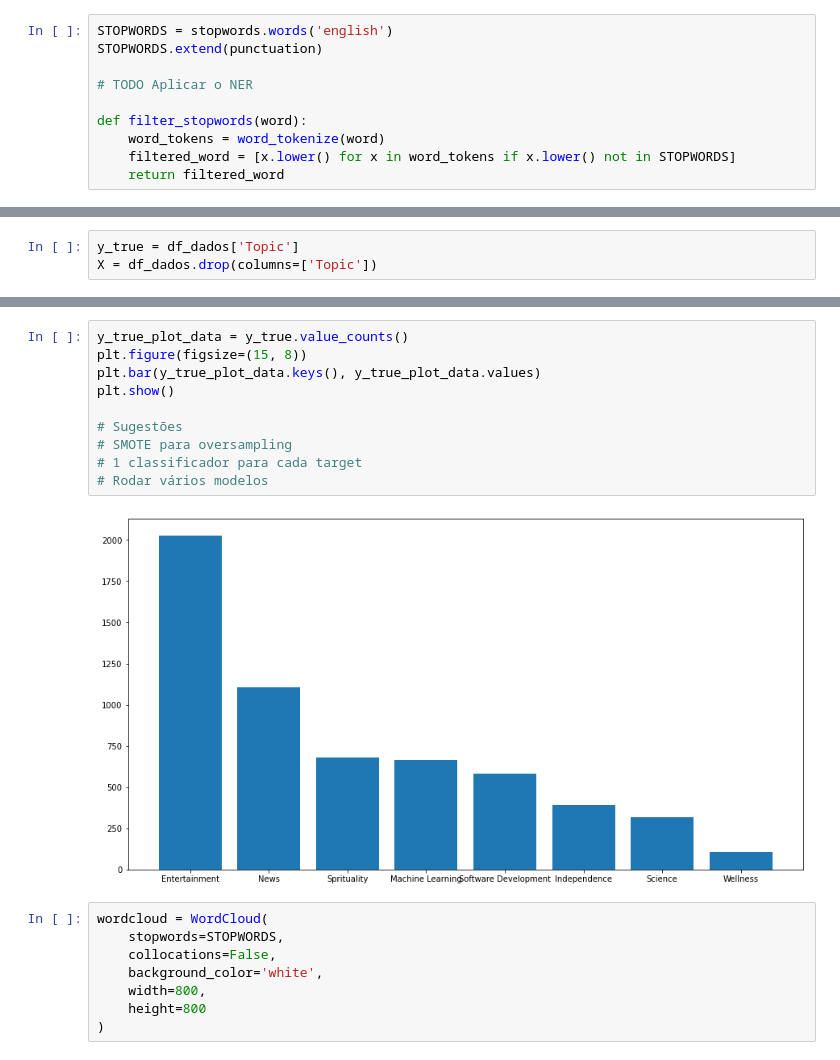
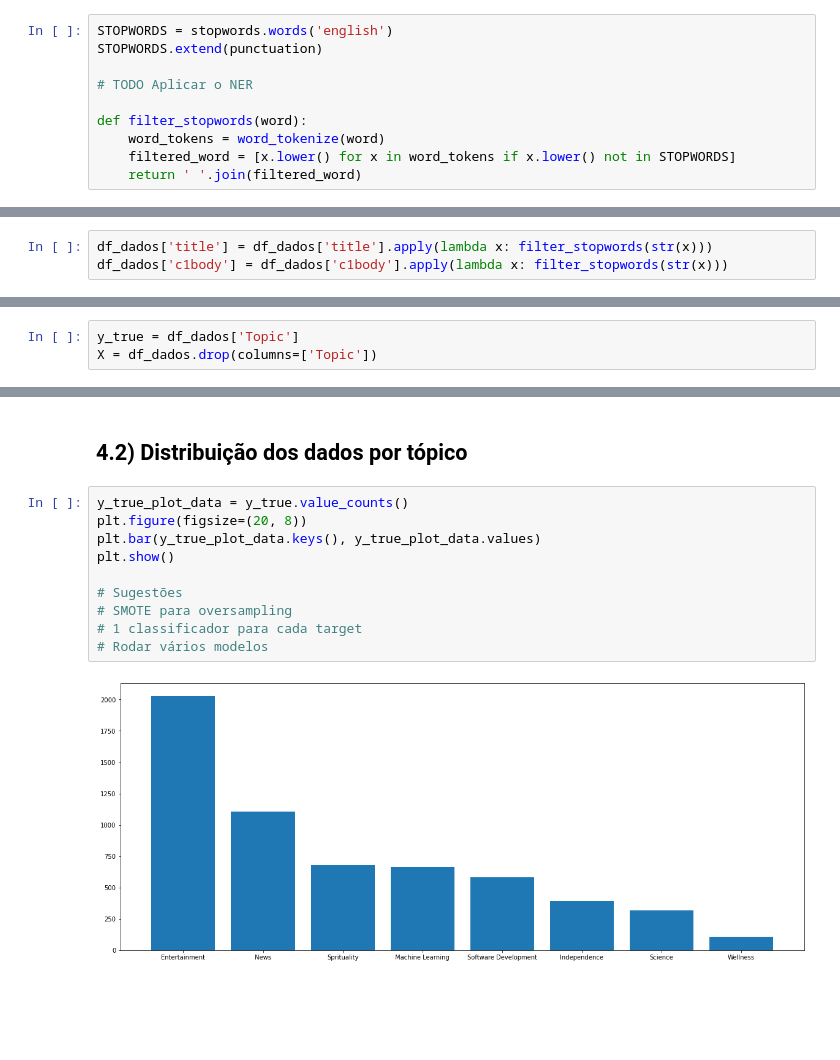
Before and after one commit to PauloUbirajara/News-Classifier, a Jupyter notebook: main.ipynb, the cells around one changed output, grey strips where cells are left out. Saved outputs shown, nothing was run; the diff lists cells and outputs as text; blank space fills up the shorter version.

```diff
--- a/main.ipynb
+++ b/main.ipynb
@@ -56,4 +60,4 @@ STOPWORDS.extend(punctuation)
 def filter_stopwords(word):
 	word_tokens = word_tokenize(word)
 	filtered_word = [x.lower() for x in word_tokens if x.lower() not in STOPWORDS]
-	return filtered_word
+	return ' '.join(filtered_word)
@@ -91,0 +161,3 @@ df_dados
+# %%
+df_dados['title'] = df_dados['title'].apply(lambda x: filter_stopwords(str(x)))
+df_dados['c1body'] = df_dados['c1body'].apply(lambda x: filter_stopwords(str(x)))
@@ -95,20 +213,14 @@ X = df_dados.drop(columns=['Topic'])
+# %% [markdown]
+## 4.2) Distribuição dos dados por tópico
 # %%
 y_true_plot_data = y_true.value_counts()
-plt.figure(figsize=(15, 8))
+plt.figure(figsize=(20, 8))
 plt.bar(y_true_plot_data.keys(), y_true_plot_data.values)
 plt.show()
 
 # Sugestões
 # SMOTE para oversampling
 # 1 classificador para cada target
 # Rodar vários modelos
 # %% [output]
-[figure, old version]
+[figure, new version]
-# %%
-wordcloud = WordCloud(
-	stopwords=STOPWORDS,
-	collocations=False,
-	background_color='white',
-	width=800,
-	height=800
-)
```
Also changed, not shown: parts of 42 cells of this notebook.
